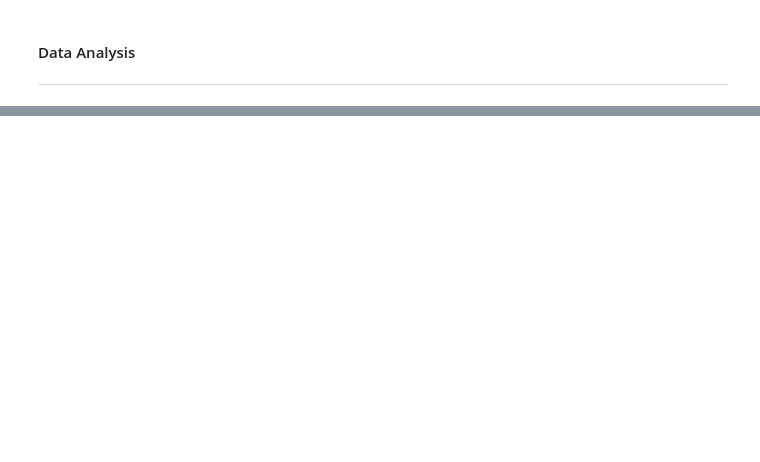
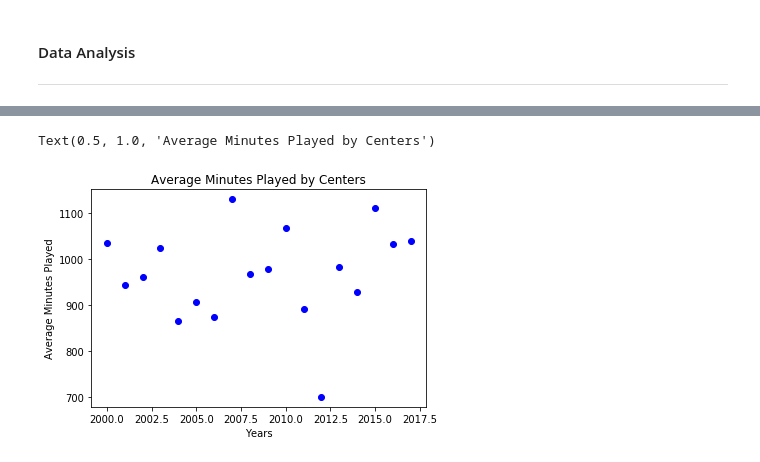
Before and after one commit to logan7734/Project1_repo, a Jupyter notebook: Project Code(Ovais).ipynb, the cells around one changed output, grey strips where cells are left out. Saved outputs shown, nothing was run; the diff lists cells and outputs as text; code cells hidden in the pictures; blank space fills up the shorter version.

Commit message:
Calculated average minutes and plotted for each position.

```diff
--- a/Project Code(Ovais).ipynb
+++ b/Project Code(Ovais).ipynb
@@ -75,8 +75,11 @@ merged_df.head()
 | 4 | 2002 | Tariq Abdul-Wahad | SG | 27.0 | TOT | 24.0 | 12.0 | 441.0 | 9.8 | 0.418 | ... | ... |
 5 rows × 56 columns
 # %%
-#remove 'unnamed' and position columns
+#remove 'unnamed' and position columns; groupby year and position
 
 complete_df = merged_df.drop(["position"],axis=1)
-complete_df
+complete_df = complete_df.sort_values(by="Year")
+
+grouped_df = complete_df.groupby(["Year", "Pos"])
+grouped_df
 # %% [output]
@@ -207,0 +103,14 @@ Index(['name', 'Age', 'Tm', 'G', 'GS', 'MP', 'PER', 'TS%', '3PAr', 'FTr',
+# %%
+#Get the average minutes played for each position and each year
+
+avg_minutes_df = grouped_df.MP.mean()
+type(avg_minutes_df)
+
+#Turn into DataFrame
+
+avg_minutes_df = avg_minutes_df.to_frame()
+type(avg_minutes_df)
+
+#Reset index of DataFrame
+avg_minutes_df = avg_minutes_df.reset_index()
+avg_minutes_df.head()
@@ -207,0 +124,14 @@ Index(['name', 'Age', 'Tm', 'G', 'GS', 'MP', 'PER', 'TS%', '3PAr', 'FTr',
+# %%
+#Centers Minutes
+centers_min = avg_minutes_df.loc[avg_minutes_df["Pos"] == "C"]
+
+plt.scatter(centers_min["Year"], centers_min["MP"], c='Blue')
+
+
+#Set Axis Labels and Titles
+plt.xlabel("Years")
+plt.ylabel("Average Minutes Played")
+plt.title("Average Minutes Played by Centers")
+# %% [output]
+Text(0.5, 1.0, 'Average Minutes Played by Centers')
+[figure, added]
```
Also changed, not shown: parts of 14 cells of this notebook, 1 other file.
